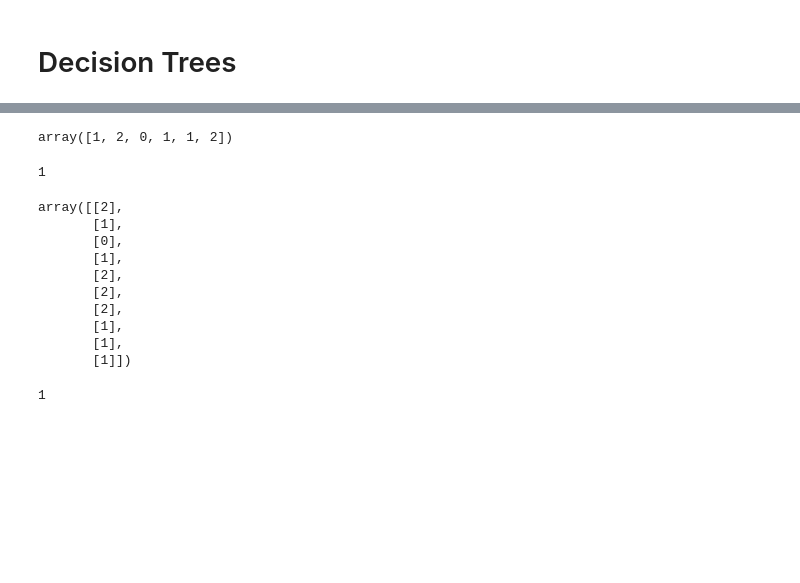
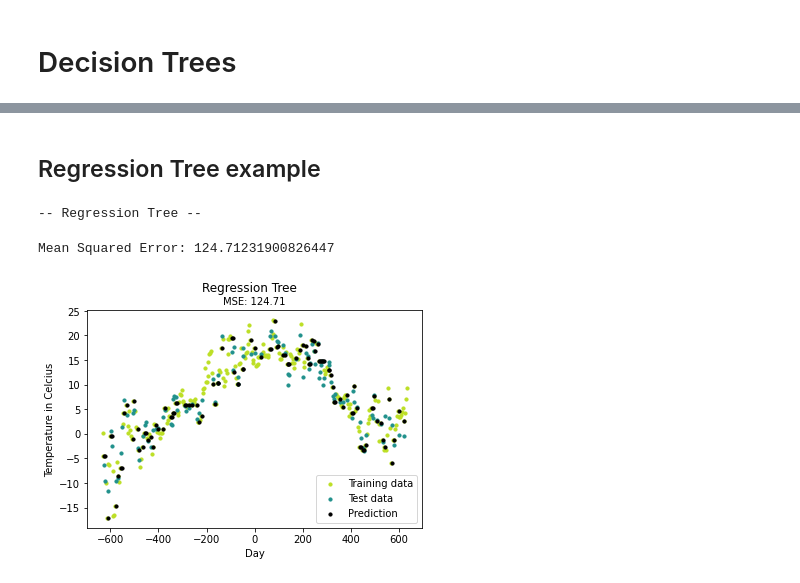
Before and after one commit to deepak-karkala/ml-algorithms, a Jupyter notebook: ml_from_scratch/notebooks/decision_tree.ipynb, the cells around one changed output, grey strips where cells are left out. Cells and saved outputs as stored; diff of their text form; code cells hidden in the pictures; blank space fills up the shorter version.

```diff
--- a/ml_from_scratch/notebooks/decision_tree.ipynb
+++ b/ml_from_scratch/notebooks/decision_tree.ipynb
@@ -295,3 +314,54 @@ NameError: name '_info_gain' is not defined
+# %% [markdown]
+## Regression Tree example
+# %%
+import pandas as pd
+
+def mean_squared_error(y_true, y_pred):
+    """ Returns the mean squared error between y_true and y_pred """
+    mse = np.mean(np.power(y_true - y_pred, 2))
+    return mse
+
+print ("-- Regression Tree --")
+
+# Load temperature data
+data = pd.read_csv('../data/TempLinkoping2016.txt', sep="\t")
+
+time = np.atleast_2d(data["time"].values).T
+temp = np.atleast_2d(data["temp"].values).T
+
+X = standardize(time)        # Time. Fraction of the year [0, 1]
+y = temp[:, 0]  # Temperature. Reduce to one-dim
+
+X_train, X_test, y_train, y_test = train_test_split(X, y, test_size=0.3)
+
+model = RegressionTree()
+model.fit(X_train, y_train)
+y_pred = model.predict(X_test)
+
+y_pred_line = model.predict(X)
+
+# Color map
+cmap = plt.get_cmap('viridis')
+
+mse = mean_squared_error(y_test, y_pred)
+
+print ("Mean Squared Error:", mse)
+
+# Plot the results
+# Plot the results
+m1 = plt.scatter(366 * X_train, y_train, color=cmap(0.9), s=10)
+m2 = plt.scatter(366 * X_test, y_test, color=cmap(0.5), s=10)
+m3 = plt.scatter(366 * X_test, y_pred, color='black', s=10)
+plt.suptitle("Regression Tree")
+plt.title("MSE: %.2f" % mse, fontsize=10)
+plt.xlabel('Day')
+plt.ylabel('Temperature in Celcius')
+plt.legend((m1, m2, m3), ("Training data", "Test data", "Prediction"), loc='lower right')
+plt.show()
+# %% [output]
+-- Regression Tree --
+Mean Squared Error: 124.71231900826447
+[figure, added]
 # %%
 import progressbar
 from mpl_toolkits.mplot3d import Axes3D
@@ -435,31 +505,3 @@ class Plot():
         ax = fig.add_subplot(111, projection='3d')
         ax.scatter(x1, x2, x3, c=y)
         plt.show()
-# %%
-a = np.array([1, 2, 0, 1, 1, 2])
-a
-# %% [output]
-array([1, 2, 0, 1, 1, 2])
-# %%
-np.bincount(a).argmax()
-# %% [output]
-1
-# %%
-y = np.random.randint(0,3, (10,1))
-np.unique(y)
-y
-# %% [output]
-array([[2],
-       [1],
-       [0],
-       [1],
-       [2],
-       [2],
-       [2],
-       [1],
-       [1],
-       [1]])
-# %%
-np.argmax([len(y[y==label]) for label in np.unique(y)])
-# %% [output]
-1
```
Also changed, not shown: parts of 6 cells of this notebook, 1 other file.
